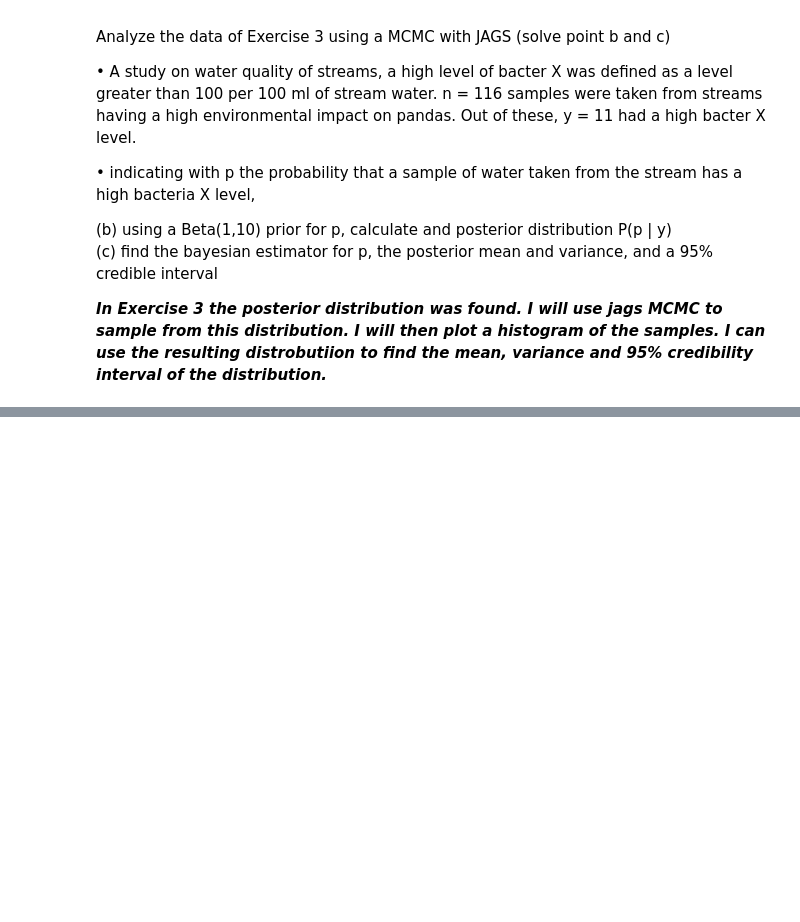
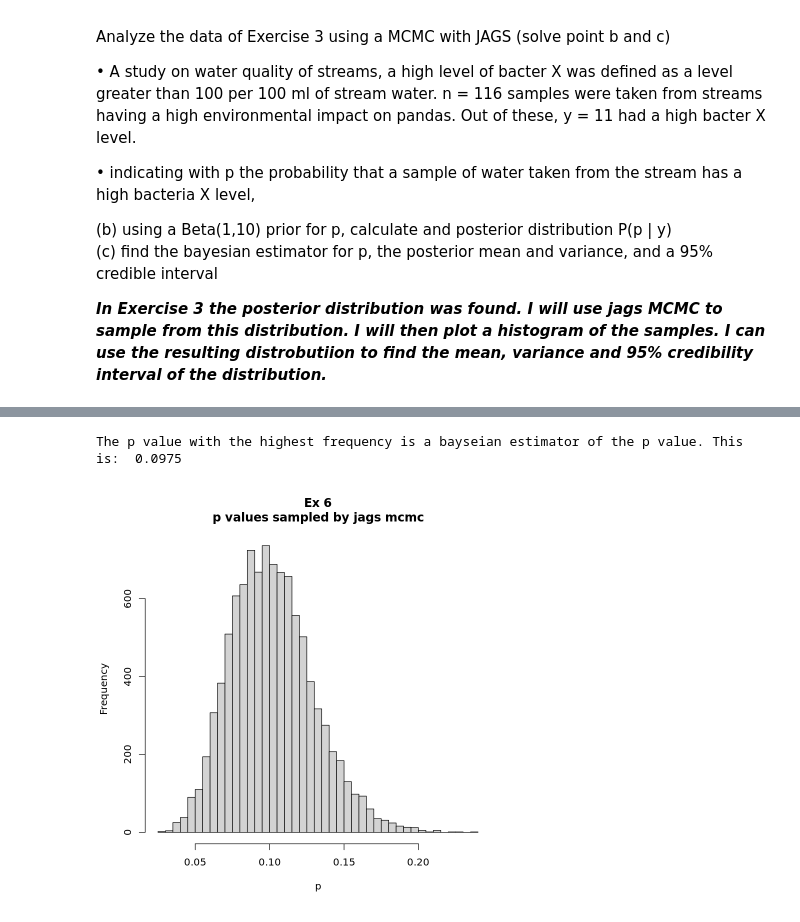
Before and after one commit to DanHarJor/UNIPD_AdvancedStatistics_Rhomework, a Jupyter notebook: home6/2046804_Daniel_homework6.ipynb, the cells around one changed output, grey strips where cells are left out. Drawn from its saved outputs; the diff is of its cells as text; code cells hidden in the pictures; blank space fills up the shorter version.

```diff
--- a/home6/2046804_Daniel_homework6.ipynb
+++ b/home6/2046804_Daniel_homework6.ipynb
@@ -886,0 +981,8 @@ model {
+# %%
+chain.df <- as.data.frame( as.mcmc(chain) )
+plt <- hist(chain.df$p, breaks = 70, main = 'Ex 6\np values sampled by jags mcmc', xlab = 'p')
+
+cat('\nThe p value with the highest frequency is a bayseian estimator of the p value. This is: ',plt$mids[which.max(plt$counts)])
+# %% [output]
+The p value with the highest frequency is a bayseian estimator of the p value. This is:  0.0975
+[figure, added]
```
Also changed, not shown: parts of 16 cells of this notebook, 2 other files.
